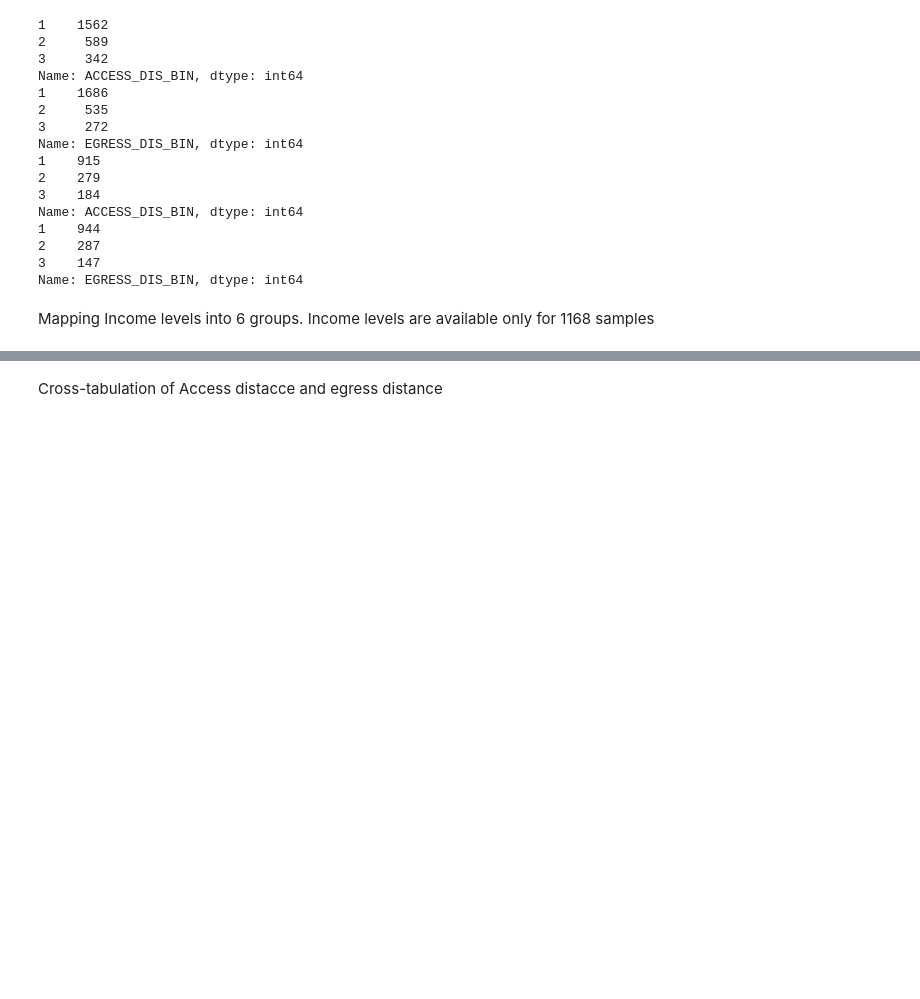
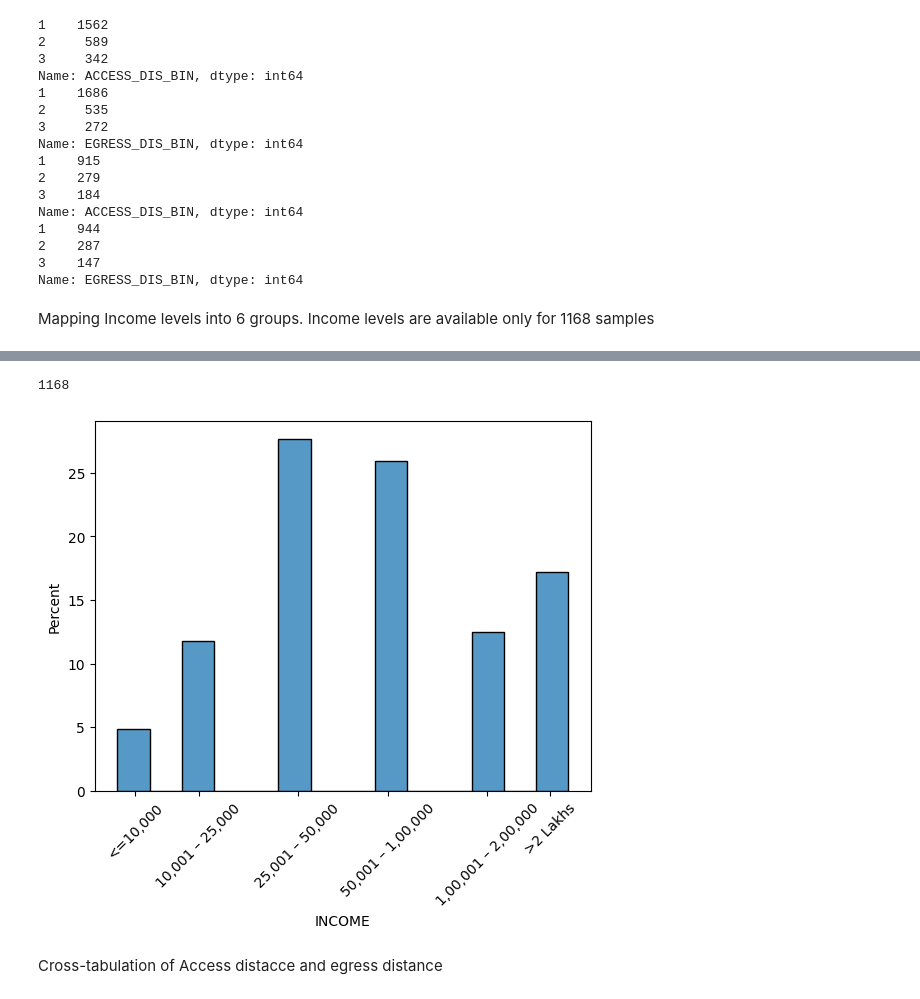
Before and after one commit to Gavaskar24/Metro, a Jupyter notebook: EDA.ipynb, the cells around one changed output, grey strips where cells are left out. Saved outputs shown, nothing was run; the diff lists cells and outputs as text; code cells hidden in the pictures; blank space fills up the shorter version.

```diff
--- a/EDA.ipynb
+++ b/EDA.ipynb
@@ -200,3 +236,13 @@ df['INCOME']=df.INCOME.map(income_mapper)
+# %%
+
+sns.histplot(data=df['INCOME'],stat='percent')
+plt.xticks([1.2,1.9,3,4,5.1,5.8],['<=10,000','10,001 – 25,000','25,001 – 50,000','50,001 – 1,00,000','1,00,001 – 2,00,000','>2 Lakhs'])
+# plt.tight_layout()
+plt.xticks(rotation=45)
+print(sum(df['INCOME'].value_counts()))
+# %% [output]
+1168
+[figure, added]
 # %% [markdown]
 Cross-tabulation of Access distacce and egress distance
 # %%
```
Also changed, not shown: parts of 5 cells of this notebook, 2 other files.
